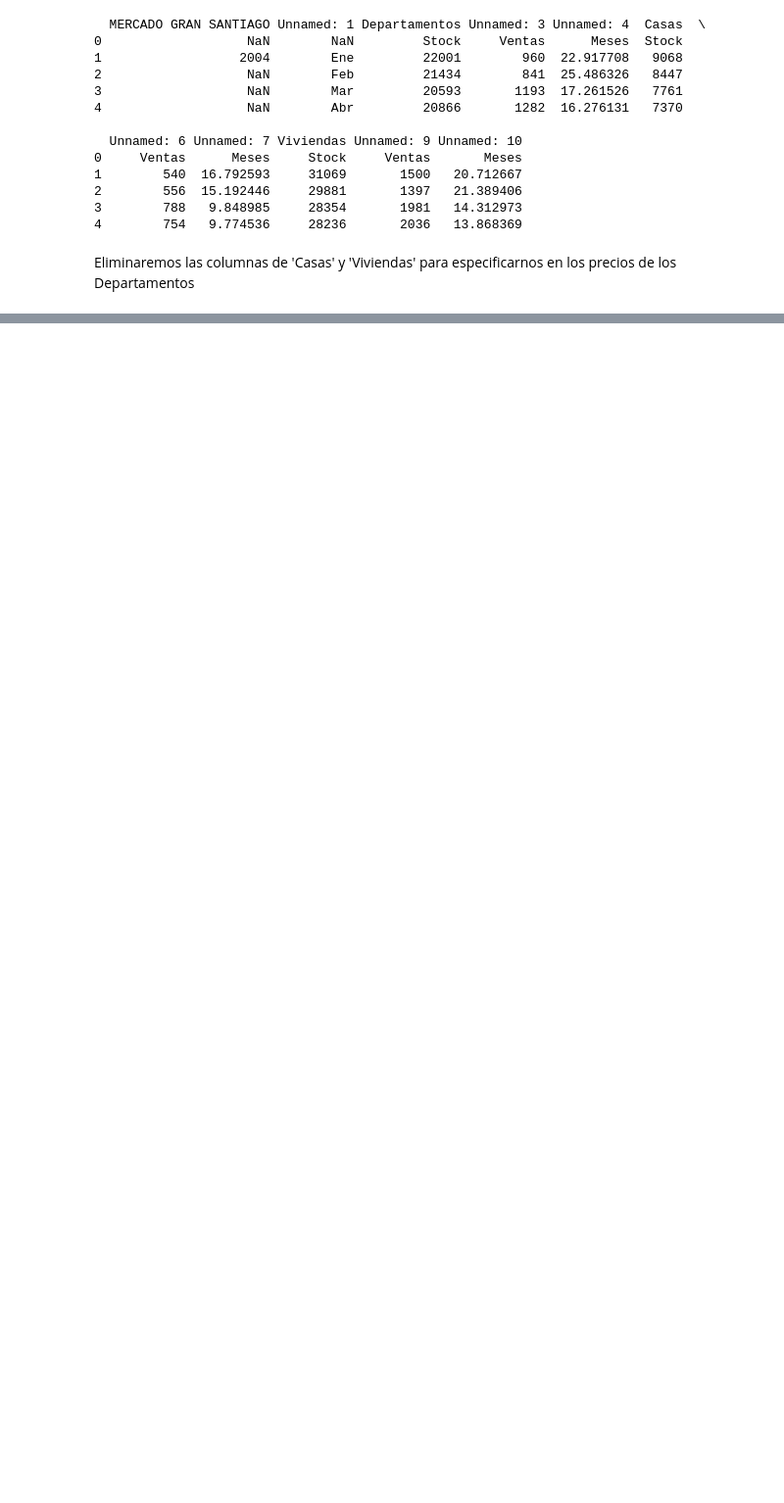
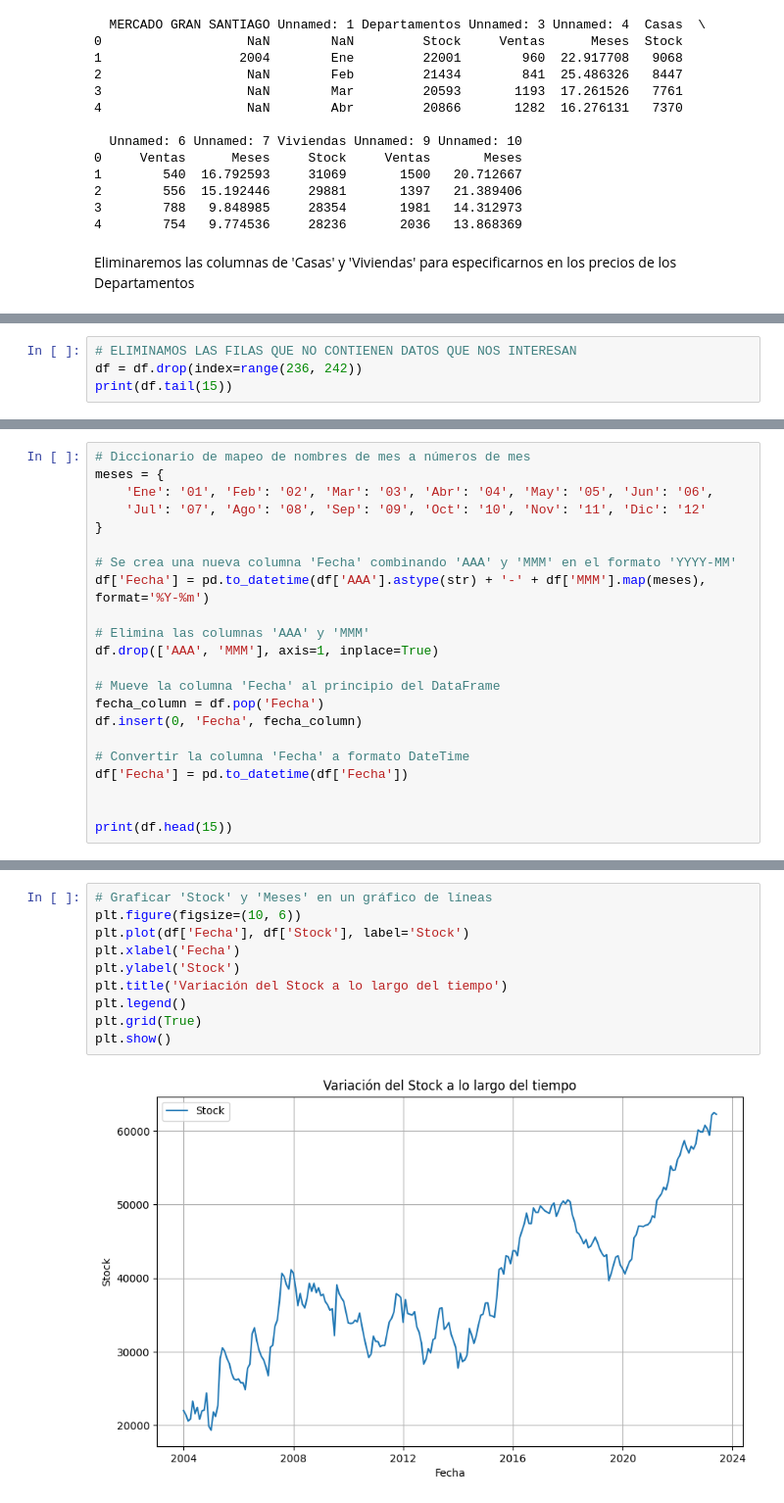
Before and after one commit to JoseManuelOberreuter/Machine_Learning_Projects, a Jupyter notebook: Housing_prices/main.ipynb, the cells around one changed output, grey strips where cells are left out. Shown at 98% size. Saved outputs shown, nothing was run; the diff lists cells and outputs as text; blank space fills up the shorter version.

```diff
--- a/Housing_prices/main.ipynb
+++ b/Housing_prices/main.ipynb
@@ -97,0 +121,4 @@ print(df.head(15))
+# %%
+# ELIMINAMOS LAS FILAS QUE NO CONTIENEN DATOS QUE NOS INTERESAN
+df = df.drop(index=range(236, 242))
+print(df.tail(15))
@@ -97,0 +144,22 @@ print(df.head(15))
+# %%
+# Diccionario de mapeo de nombres de mes a números de mes
+meses = {
+    'Ene': '01', 'Feb': '02', 'Mar': '03', 'Abr': '04', 'May': '05', 'Jun': '06',
+    'Jul': '07', 'Ago': '08', 'Sep': '09', 'Oct': '10', 'Nov': '11', 'Dic': '12'
+}
+
+# Se crea una nueva columna 'Fecha' combinando 'AAA' y 'MMM' en el formato 'YYYY-MM'
+df['Fecha'] = pd.to_datetime(df['AAA'].astype(str) + '-' + df['MMM'].map(meses), format='%Y-%m')
+
+# Elimina las columnas 'AAA' y 'MMM'
+df.drop(['AAA', 'MMM'], axis=1, inplace=True)
+
+# Mueve la columna 'Fecha' al principio del DataFrame
+fecha_column = df.pop('Fecha')
+df.insert(0, 'Fecha', fecha_column)
+
+# Convertir la columna 'Fecha' a formato DateTime
+df['Fecha'] = pd.to_datetime(df['Fecha'])
+
+
+print(df.head(15))
@@ -124,0 +216,12 @@ max    3764.000000   84.314851
+# %%
+# Graficar 'Stock' y 'Meses' en un gráfico de líneas
+plt.figure(figsize=(10, 6))
+plt.plot(df['Fecha'], df['Stock'], label='Stock')
+plt.xlabel('Fecha')
+plt.ylabel('Stock')
+plt.title('Variación del Stock a lo largo del tiempo')
+plt.legend()
+plt.grid(True)
+plt.show()
+# %% [output]
+[figure, added]
```
Also changed, not shown: parts of 20 cells of this notebook.
